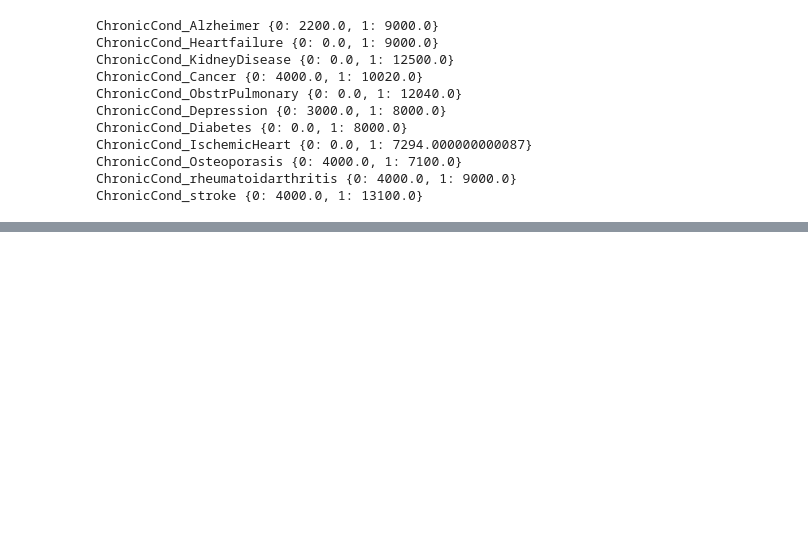
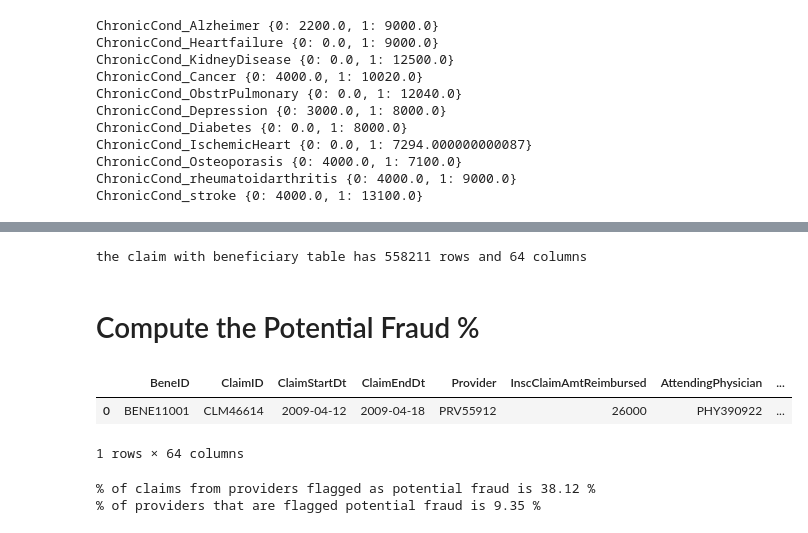
Before and after one commit to sophiaYishan/us_healthcare_claims_analysis, a Jupyter notebook: claim-project.ipynb, the cells around one changed output, grey strips where cells are left out. Drawn from its saved outputs; the diff is of its cells as text; code cells hidden in the pictures; blank space fills up the shorter version.

```diff
--- a/claim-project.ipynb
+++ b/claim-project.ipynb
@@ -239,0 +537,2 @@ ChronicCond_stroke {0: 4000.0, 1: 13100.0}
+# %%
+claims['is_zero_reimbursed'] = claims.InscClaimAmtReimbursed == 0
@@ -239,0 +561,14 @@ ChronicCond_stroke {0: 4000.0, 1: 13100.0}
+# %%
+claims_w_bene = claims.merge(beneficiary, on = 'BeneID', how = 'left')
+# %%
+print("the claim with beneficiary table has {} rows and {} columns".format(claims_w_bene.shape[0], claims_w_bene.shape[1]))
+# %% [output]
+the claim with beneficiary table has 558211 rows and 64 columns
+# %% [markdown]
+# Compute the Potential Fraud %
+# %%
+claims_w_bene.head(1)
+# %% [output]
+|  | BeneID | ClaimID | ClaimStartDt | ClaimEndDt | Provider | InscClaimAmtReimbursed | AttendingPhysician | ... |
+| 0 | BENE11001 | CLM46614 | 2009-04-12 | 2009-04-18 | PRV55912 | 26000 | PHY390922 | ... |
+1 rows × 64 columns
@@ -239,0 +578,6 @@ ChronicCond_stroke {0: 4000.0, 1: 13100.0}
+# %%
+print("% of claims from providers flagged as potential fraud is", round(claim_fraud_per * 100, 2), "%")
+print("% of providers that are flagged potential fraud is", round(provider_fraud_per * 100, 2), "%")
+# %% [output]
+% of claims from providers flagged as potential fraud is 38.12 %
+% of providers that are flagged potential fraud is 9.35 %
```
Also changed, not shown: parts of 61 cells of this notebook.
